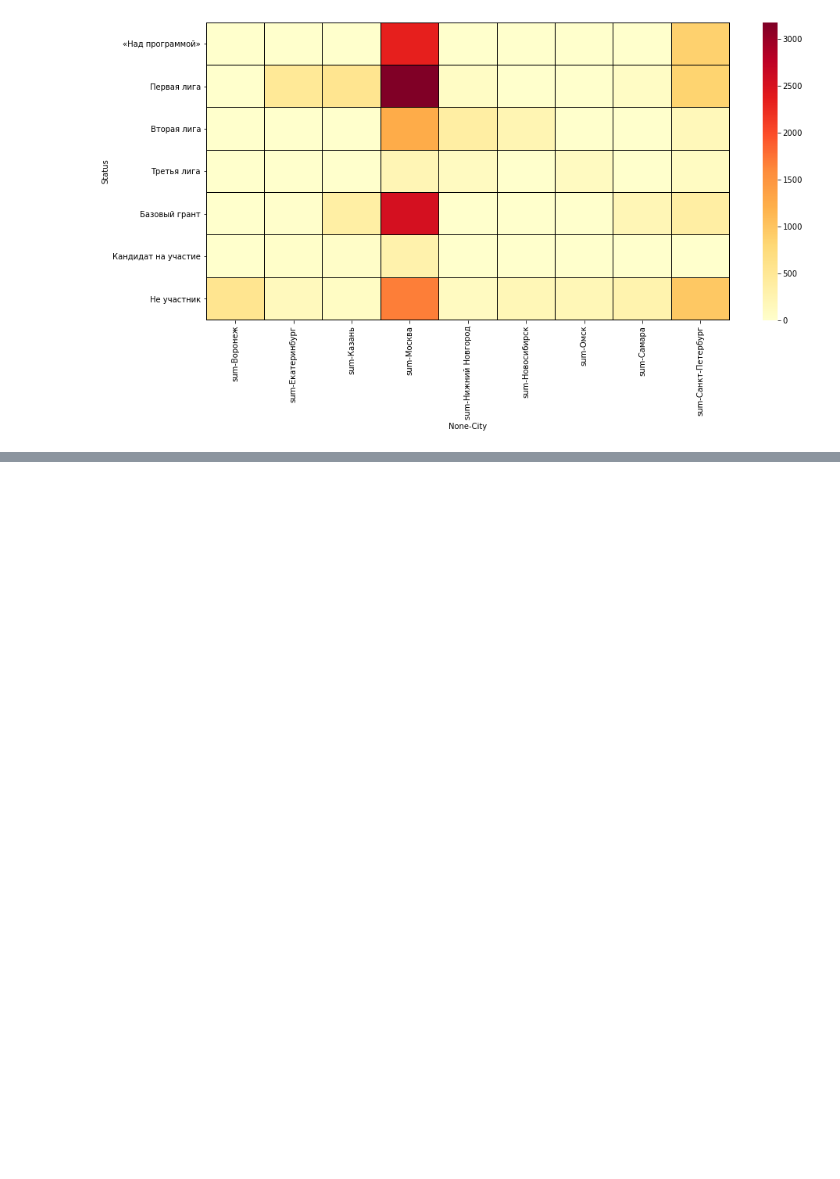
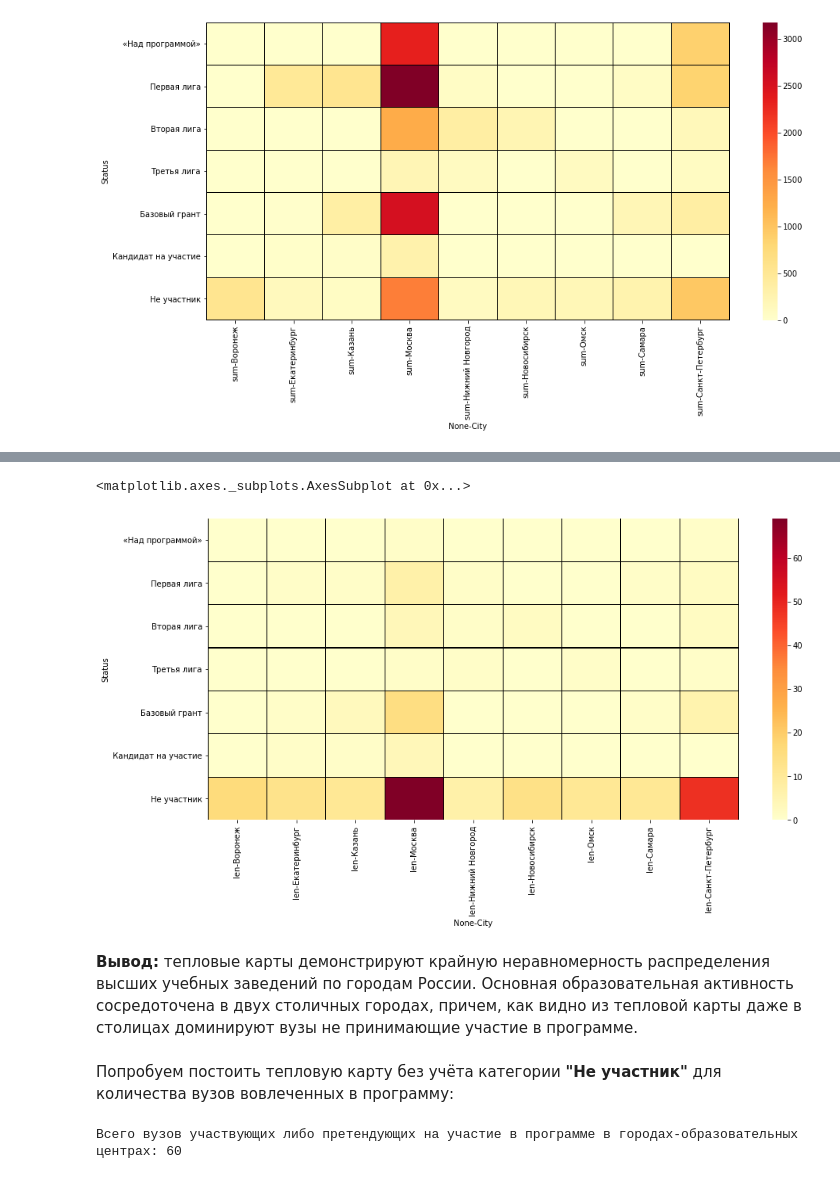
Before and after one commit to SergeyChernyaev/Python-Homeworks, a Jupyter notebook: STPY-39/Homeworks/02_Homework_(визуализация)/02_Homework_white.ipynb, the cells around one changed output, grey strips where cells are left out. Cells and saved outputs as stored; diff of their text form; code cells hidden in the pictures; blank space fills up the shorter version.

```diff
--- a/STPY-39/Homeworks/02_Homework_(визуализация)/02_Homework_white.ipynb
+++ b/STPY-39/Homeworks/02_Homework_(визуализация)/02_Homework_white.ipynb
@@ -587,0 +598,7 @@ sns.heatmap(df_rating_heat_map, cmap='YlOrRd',linewidths=0.1, linecolor='black')
+# %%
+df_rating_heat_map_len = pd.pivot_table(df_city_10,
+                        index='Status',
+                        columns='City',
+                        values='Points',
+                        aggfunc=[len]).fillna(0)
+df_rating_heat_map_len
@@ -587,0 +616,15 @@ sns.heatmap(df_rating_heat_map, cmap='YlOrRd',linewidths=0.1, linecolor='black')
+# %%
+sns.heatmap(df_rating_heat_map_len, cmap='YlOrRd',linewidths=0.1, linecolor='black')
+# %% [output]
+<matplotlib.axes._subplots.AxesSubplot at 0x...>
+[figure, added]
+# %% [markdown]
+**Вывод:** тепловые карты демонстрируют крайную неравномерность распределения высших учебных заведений по городам России. Основная образовательная активность сосредоточена в двух столичных городах, причем, как видно из тепловой карты даже в столицах доминируют вузы не принимающие участие в программе.
+# %% [markdown]
+Попробуем постоить тепловую карту без учёта категории **"Не участник"** для количества вузов вовлеченных в программу:
+# %%
+df_city10_in_program = df_city_10.loc[df['Status']!='Не участник']
+print ('Всего вузов участвующих либо претендующих на участие в программе в городах-образовательных центрах:',
+       len(df_city10_in_program))
+# %% [output]
+Всего вузов участвующих либо претендующих на участие в программе в городах-образовательных центрах: 60
```
Also changed, not shown: parts of 23 cells of this notebook.
